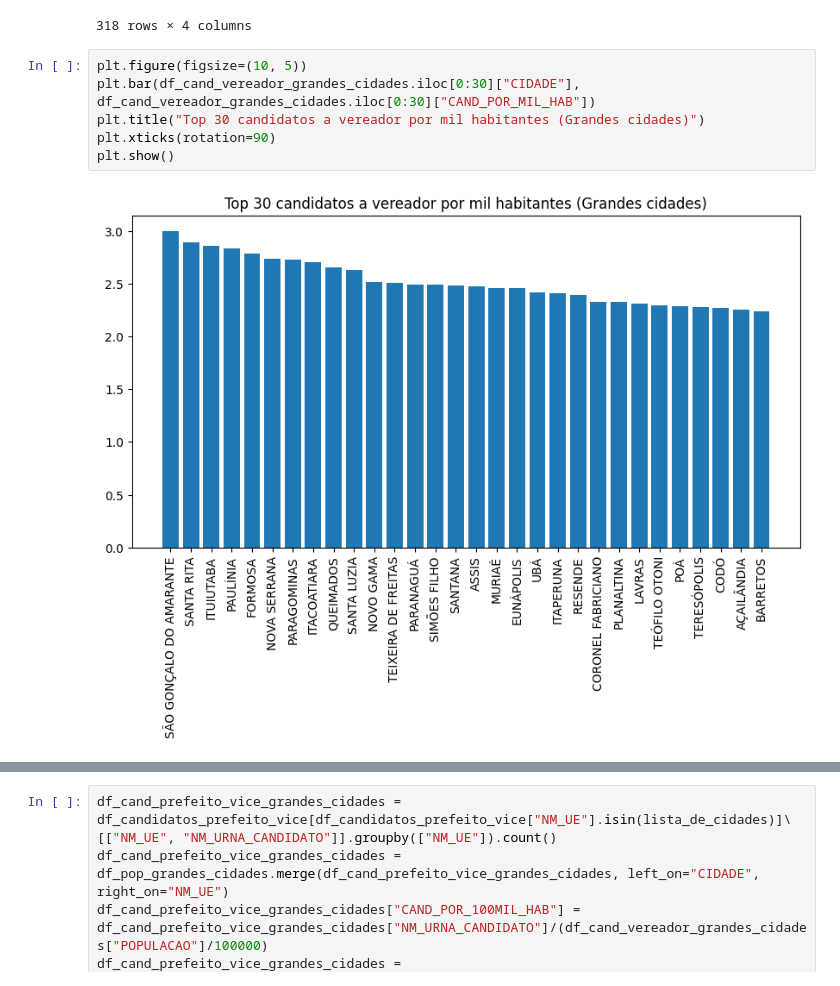
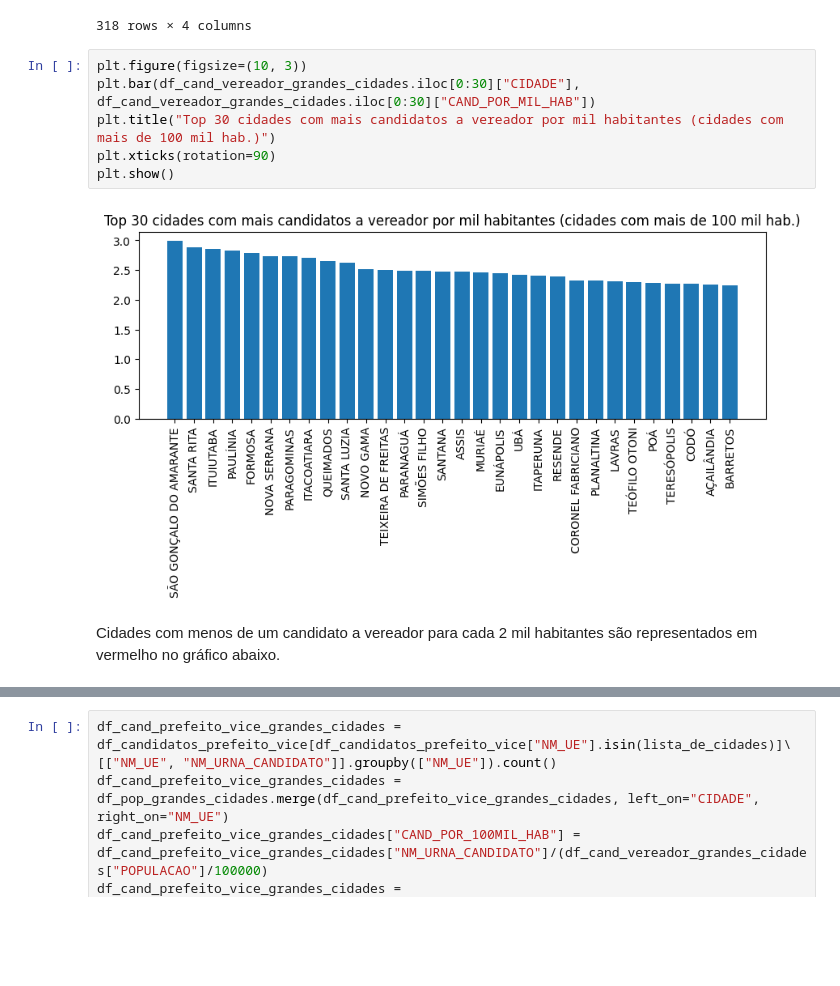
Before and after one commit to nfmmendes/eleicoes-2024-brasil, a Jupyter notebook: Eleições 2024.ipynb, the cells around one changed output, grey strips where cells are left out. Cells and saved outputs as stored; diff of their text form; blank space fills up the shorter version.

Commit message:
Refactor big cities charts

```diff
--- a/Eleições 2024.ipynb
+++ b/Eleições 2024.ipynb
@@ -104,11 +104,13 @@ df_cand_vereador_grandes_cidades
 | 0 | SÃO PAULO | 11451999 | 1016 | 0.088718 |
 318 rows × 4 columns
 # %%
-plt.figure(figsize=(10, 5))
+plt.figure(figsize=(10, 3))
 plt.bar(df_cand_vereador_grandes_cidades.iloc[0:30]["CIDADE"], df_cand_vereador_grandes_cidades.iloc[0:30]["CAND_POR_MIL_HAB"])
-plt.title("Top 30 candidatos a vereador por mil habitantes (Grandes cidades)")
+plt.title("Top 30 cidades com mais candidatos a vereador por mil habitantes (cidades com mais de 100 mil hab.)")
 plt.xticks(rotation=90)
 plt.show()
 # %% [output]
-[figure, old version]
+[figure, new version]
+# %% [markdown]
+Cidades com menos de um candidato a vereador para cada 2 mil habitantes são representados em vermelho no gráfico abaixo.
 # %%
```
Also changed, not shown: parts of 3 cells of this notebook.
